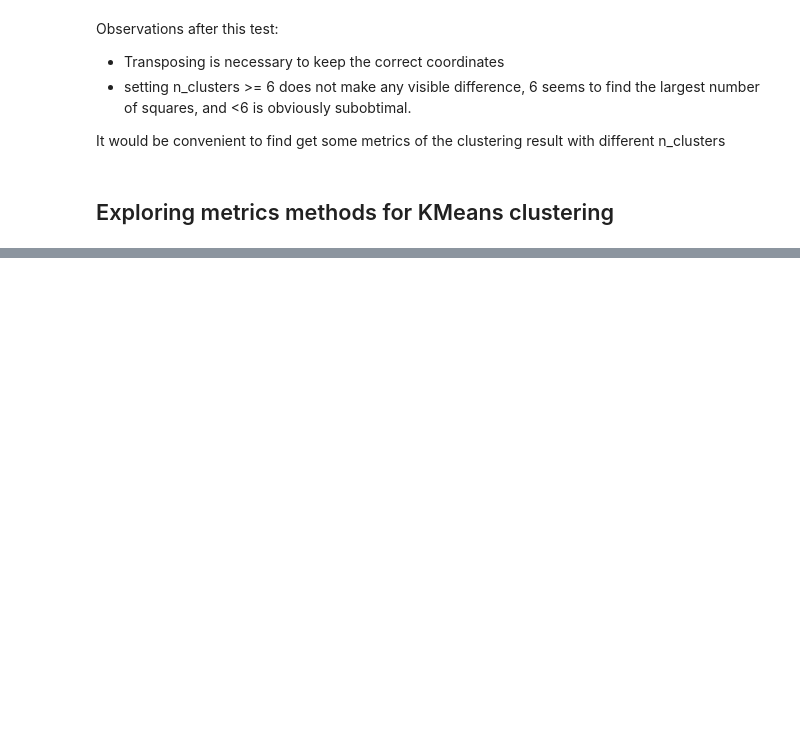
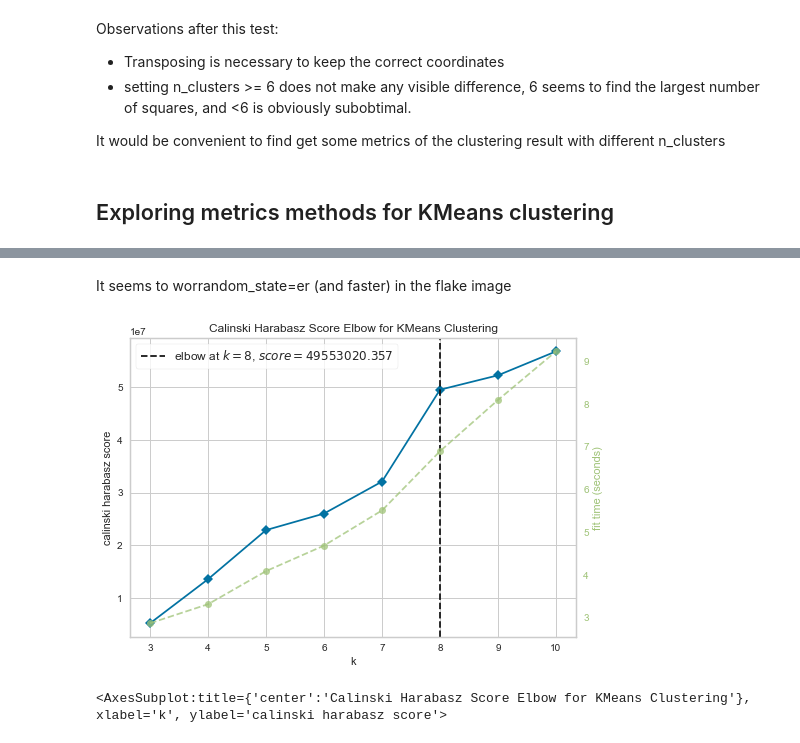
Before and after one commit to AnGodel/TFM_Image_segmentation_ellipsometric_maps, a Jupyter notebook: cluster segmentation in one map.ipynb, the cells around one changed output, grey strips where cells are left out. Drawn from its saved outputs; the diff is of its cells as text; code cells hidden in the pictures; blank space fills up the shorter version.

```diff
--- a/cluster segmentation in one map.ipynb
+++ b/cluster segmentation in one map.ipynb
@@ -136,0 +154,13 @@ from yellowbrick.cluster import KElbowVisualizer
+# %% [markdown]
+It seems to worrandom_state=er (and faster) in the flake image
+# %%
+model = KMeans()
+visualizer = KElbowVisualizer(model,
+                              k=(3,11),
+                              metric='calinski_harabasz')
+
+visualizer.fit(deltaTReshaped)
+visualizer.show()
+# %% [output]
+[figure, added]
+<AxesSubplot:title={'center':'Calinski Harabasz Score Elbow for KMeans Clustering'}, xlabel='k', ylabel='calinski harabasz score'>
```
Also changed, not shown: parts of 15 cells of this notebook, 1 other file.
